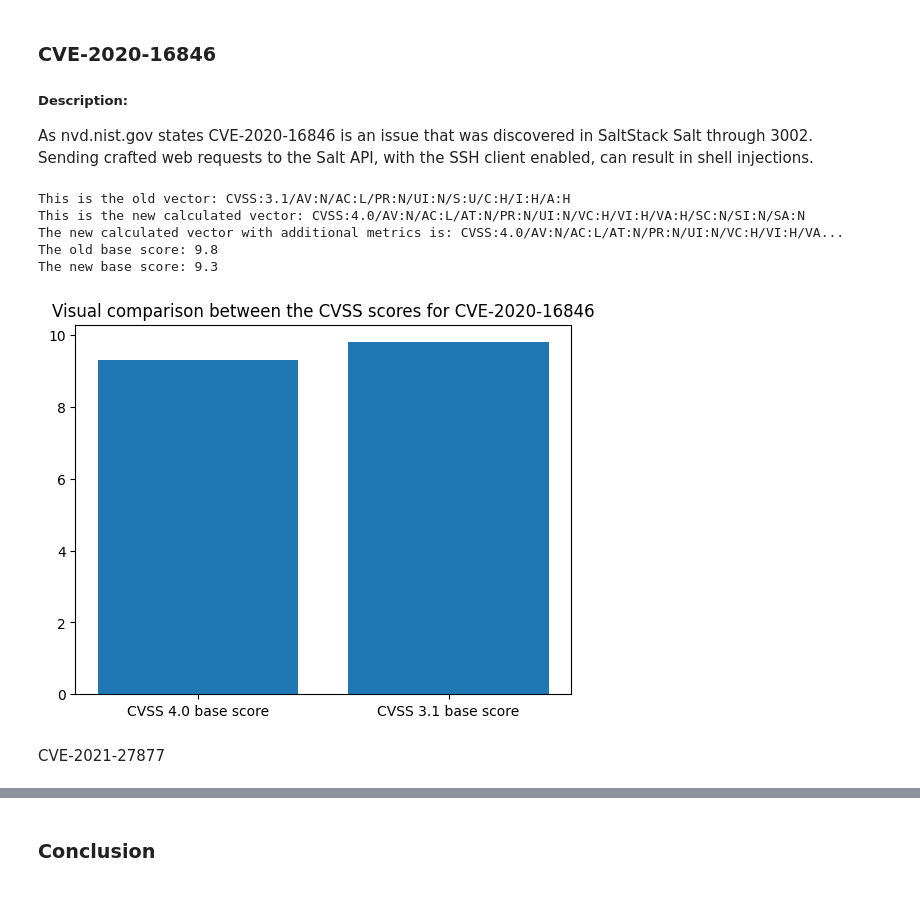
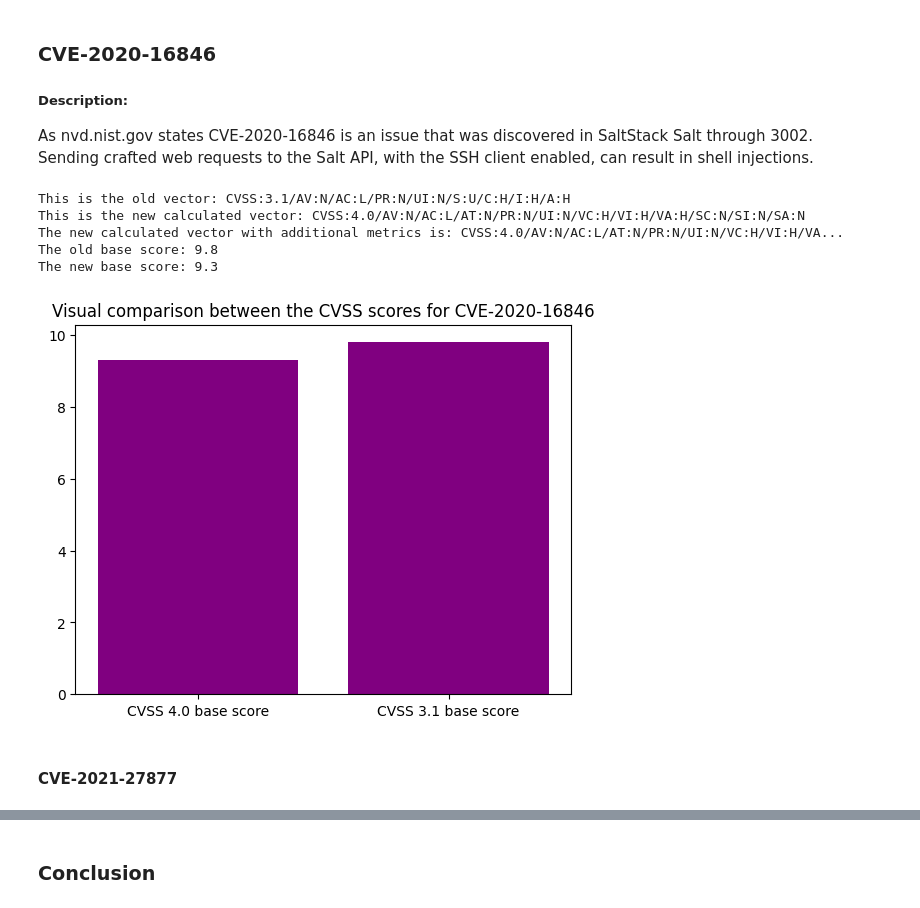
Before and after one commit to wojwozniak/cvss_converter, a Jupyter notebook: src/CVEcomparisons.ipynb, the cells around one changed output, grey strips where cells are left out. Cells and saved outputs as stored; diff of their text form; code cells hidden in the pictures.

Commit message:
EDIT : spelling, colors

```diff
--- a/src/CVEcomparisons.ipynb
+++ b/src/CVEcomparisons.ipynb
@@ -117,32 +112,32 @@ Sending crafted web requests to the Salt API, with the SSH client enabled, can r
 # %%
 vector_name = 'CVE-2020-16846'
 CVSS31 = df[df['CVE'] == vector_name]["Vector 3.1"]
 cvss_old_score = df[df["CVE"] == vector_name]["Base Score 3.1"].to_string()[5:]
 CVSS31 = CVSS31.to_string()
 add_metrics = df[df["CVE"] == vector_name]["Vector 4.0 (with all the additional metrics)"].to_string()[5:]
 vec = cvss.CVSS3(CVSS31[5:])
 print(f"This is the old vector: {vec.vector}")
 new_vector =  score_converter(vec, SC = 'N', SI = 'N', SA='N')
 print(f"This is the new calculated vector: " + str(new_vector))
 print(f'The new calculated vector with additional metrics is: {add_metrics}')
 new_score = cvss.CVSS4(new_vector).base_score
 print("The old base score: " + cvss_old_score)
 print("The new base score: " + str(new_score))
 input = [new_score,float(cvss_old_score)]
 #print(input)
-plt.bar([0,1], height=input)
+plt.bar([0,1], height=input,color="purple")
 plt.xticks([0,1], ["CVSS 4.0 base score", "CVSS 3.1 base score"])
 plt.title(f"Visual comparison between the CVSS scores for {vector_name}")
 plt.show()
 # %% [output]
 This is the old vector: CVSS:3.1/AV:N/AC:L/PR:N/UI:N/S:U/C:H/I:H/A:H
 This is the new calculated vector: CVSS:4.0/AV:N/AC:L/AT:N/PR:N/UI:N/VC:H/VI:H/VA:H/SC:N/SI:N/SA:N
 The new calculated vector with additional metrics is: CVSS:4.0/AV:N/AC:L/AT:N/PR:N/UI:N/VC:H/VI:H/VA...
 The old base score: 9.8
 The new base score: 9.3
-[figure, old version]
+[figure, new version]
 # %% [markdown]
-CVE-2021-27877
+#### CVE-2021-27877
 # %%
 vector_name = 'CVE-2021-27877'
 CVSS31 = df[df['CVE'] == vector_name]["Vector 3.1"]
```
Also changed, not shown: parts of 7 cells of this notebook.
